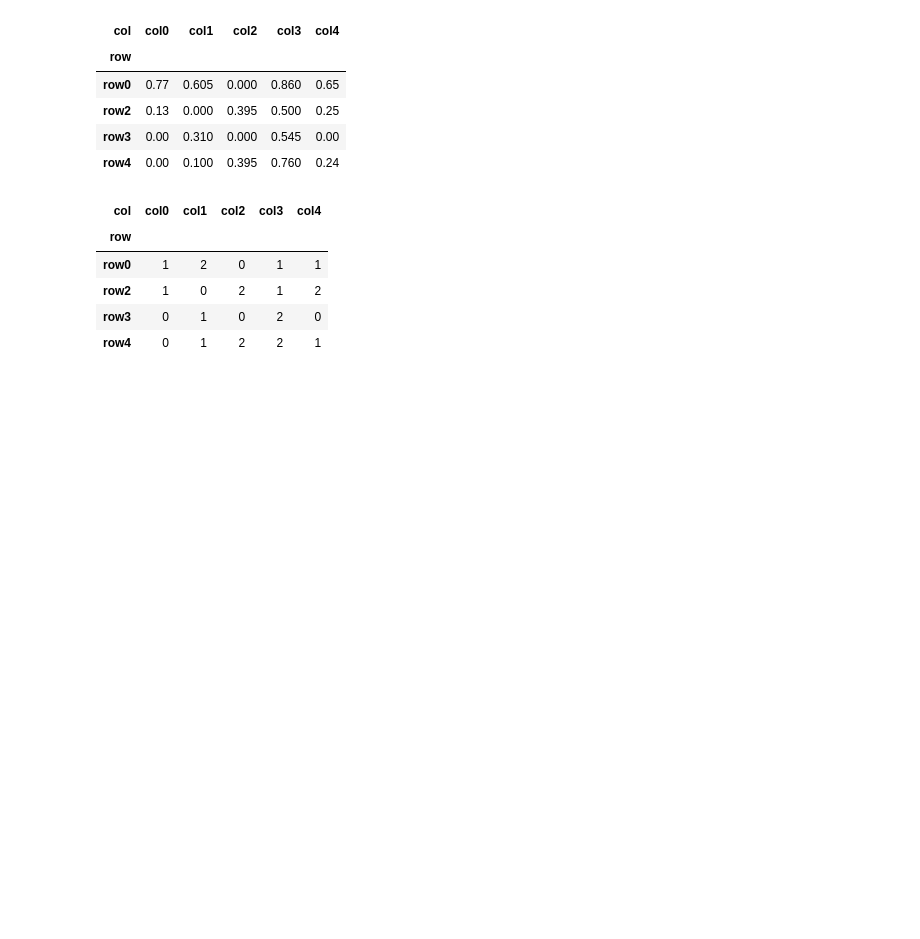
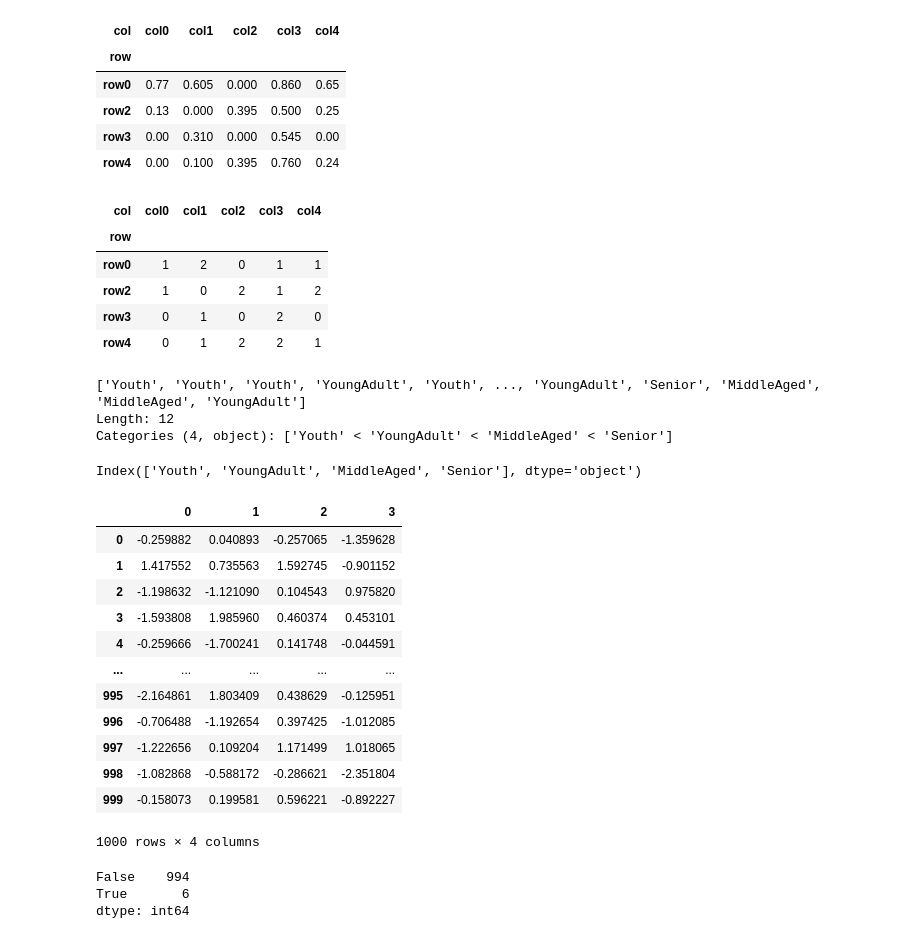
Before and after one commit to cdpeters/python-analysis-practice, a Jupyter notebook: Python_for_Data_Analysis_3rd_Edition/ch08_practice.ipynb, the cells around one changed output. Saved outputs shown, nothing was run; the diff lists cells and outputs as text; code cells hidden in the pictures; blank space fills up the shorter version.

```diff
--- a/Python_for_Data_Analysis_3rd_Edition/ch8_practice.ipynb
+++ b/Python_for_Data_Analysis_3rd_Edition/ch08_practice.ipynb
@@ -1366,0 +1373,33 @@ pd.crosstab(df["row"], df["col"])
+# %%
+age_categories
+# %% [output]
+['Youth', 'Youth', 'Youth', 'YoungAdult', 'Youth', ..., 'YoungAdult', 'Senior', 'MiddleAged', 'MiddleAged', 'YoungAdult']
+Length: 12
+Categories (4, object): ['Youth' < 'YoungAdult' < 'MiddleAged' < 'Senior']
+# %%
+age_categories.categories
+# %% [output]
+Index(['Youth', 'YoungAdult', 'MiddleAged', 'Senior'], dtype='object')
+# %%
+data = pd.DataFrame(np.random.standard_normal((1000, 4)))
+data
+# %% [output]
+|  | 0 | 1 | 2 | 3 |
+| 0 | -0.259882 | 0.040893 | -0.257065 | -1.359628 |
+| 1 | 1.417552 | 0.735563 | 1.592745 | -0.901152 |
+| 2 | -1.198632 | -1.121090 | 0.104543 | 0.975820 |
+| 3 | -1.593808 | 1.985960 | 0.460374 | 0.453101 |
+| 4 | -0.259666 | -1.700241 | 0.141748 | -0.044591 |
+| ... | ... | ... | ... | ... |
+| 995 | -2.164861 | 1.803409 | 0.438629 | -0.125951 |
+| 996 | -0.706488 | -1.192654 | 0.397425 | -1.012085 |
+| 997 | -1.222656 | 0.109204 | 1.171499 | 1.018065 |
+| 998 | -1.082868 | -0.588172 | -0.286621 | -2.351804 |
+| 999 | -0.158073 | 0.199581 | 0.596221 | -0.892227 |
+1000 rows × 4 columns
+# %%
+(data.abs() > 3).any(axis="columns").value_counts()
+# %% [output]
+False    994
+True       6
+dtype: int64
```
Also changed, not shown: parts of 22 cells of this notebook.
